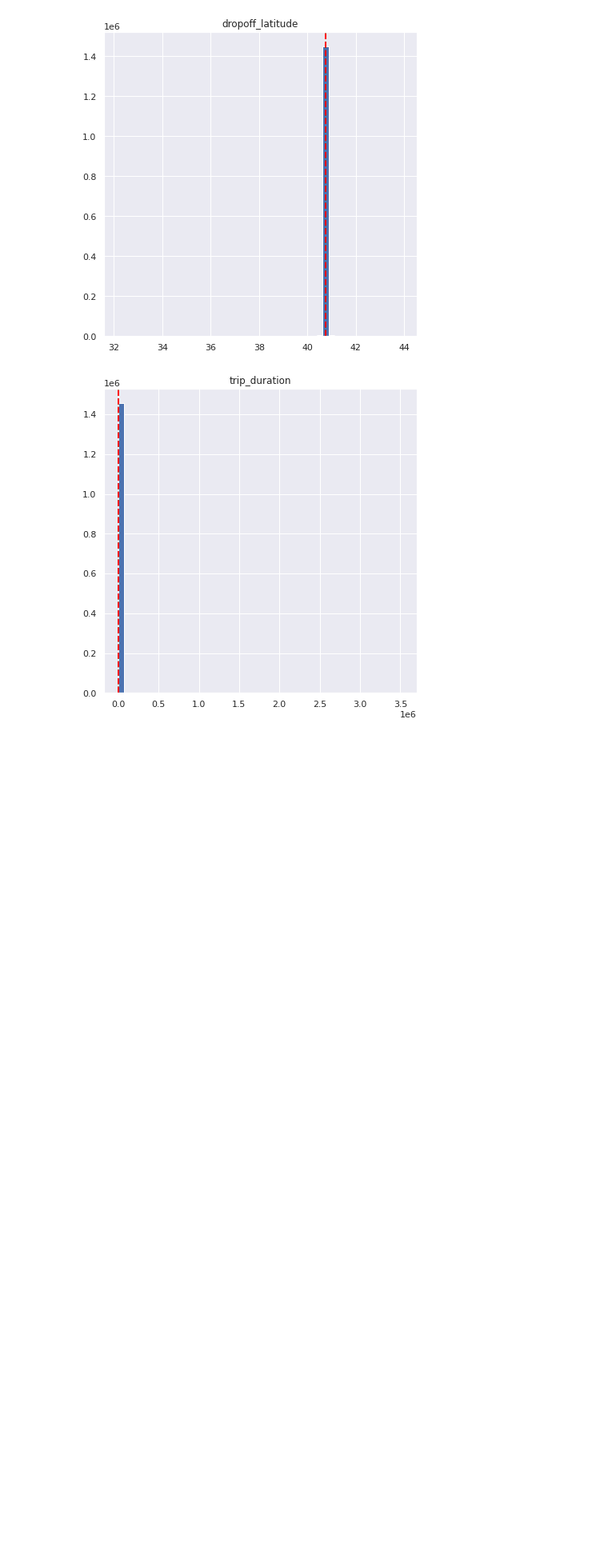
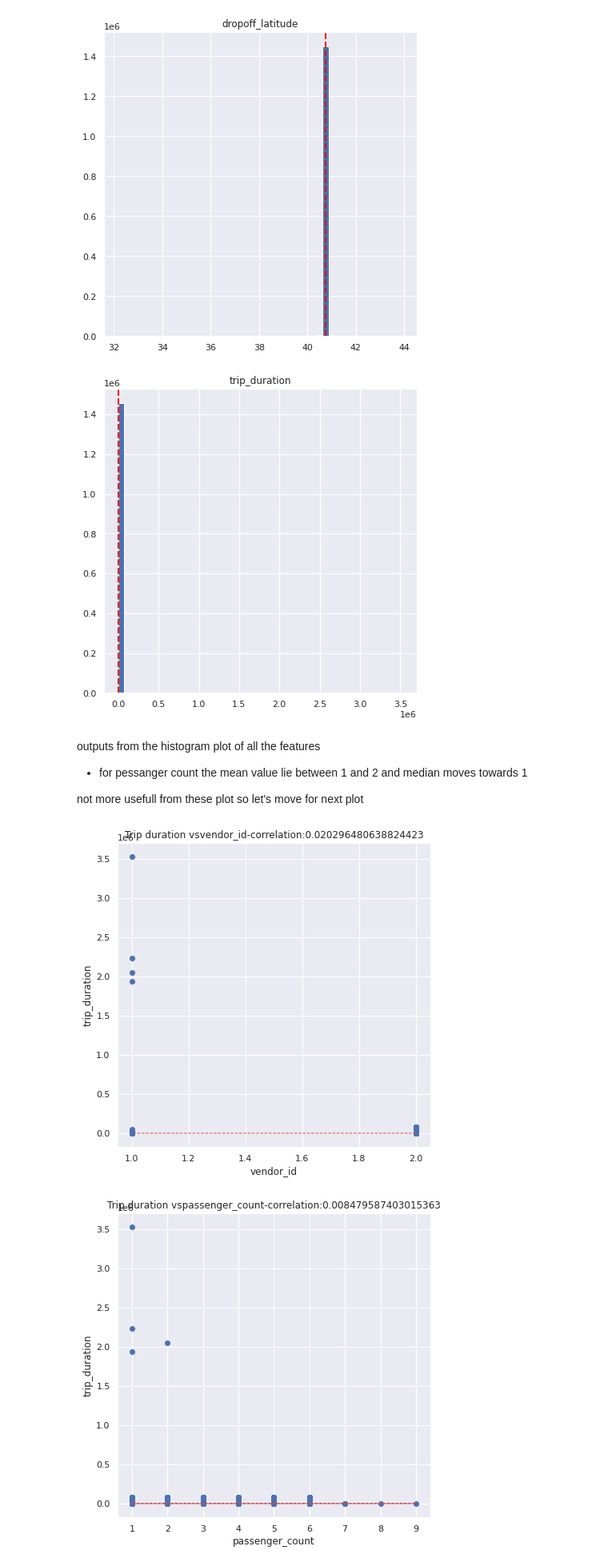
Before and after one commit to Creatrohit9/2-CAPSTON-ROHIT-BHADAURIYA-NYC-TAXI-TRIP-TIME-PRIDICTION, a Jupyter notebook: NYC_TAXI_TRIP_TIME_PRIDICTION_ROHITBHADAURIYA_2_Capstone_Project.ipynb, the cells around one changed output. Shown at 80% size. Drawn from its saved outputs; the diff is of its cells as text; code cells hidden in the pictures; blank space fills up the shorter version.

Commit message:
Commit for scatter plot and correlation between trip duration and and all features

```diff
--- a/NYC_TAXI_TRIP_TIME_PRIDICTION_ROHITBHADAURIYA_2_Capstone_Project.ipynb
+++ b/NYC_TAXI_TRIP_TIME_PRIDICTION_ROHITBHADAURIYA_2_Capstone_Project.ipynb
@@ -330,3 +330,27 @@ plt.show()
 [figure]
 [figure]
 [figure]
+# %% [markdown]
+outputs from the histogram plot of all the features
+* for pessanger count the mean value lie between 1 and 2 and median moves towards 1
+
+not more usefull from these plot so let's move for next plot
+# %%
+#scatter plot for the relation between feature
+for col in numeric_feature:
+  fig=plt.figure(figsize=(7,7))
+  ax=fig.gca()
+  label=taxi_df['trip_duration']
+  feature=taxi_df[col]
+  correlation=feature.corr(label)
+  plt.scatter(x=feature,y=label)
+  plt.xlabel(col)
+  plt.ylabel('trip_duration')
+  ax.set_title('Trip duration vs' + col + '-correlation:'+ str(correlation))
+  z=np.polyfit(taxi_df[col], taxi_df['trip_duration'], 1)
+  y_het=np.poly1d(z)(taxi_df[col])
+  plt.plot(taxi_df[col],y_het,"r--",lw=1)
+plt.show()
+# %% [output]
+[figure, added]
+[figure, added]
```
Also changed, not shown: parts of 1 cell of this notebook.
